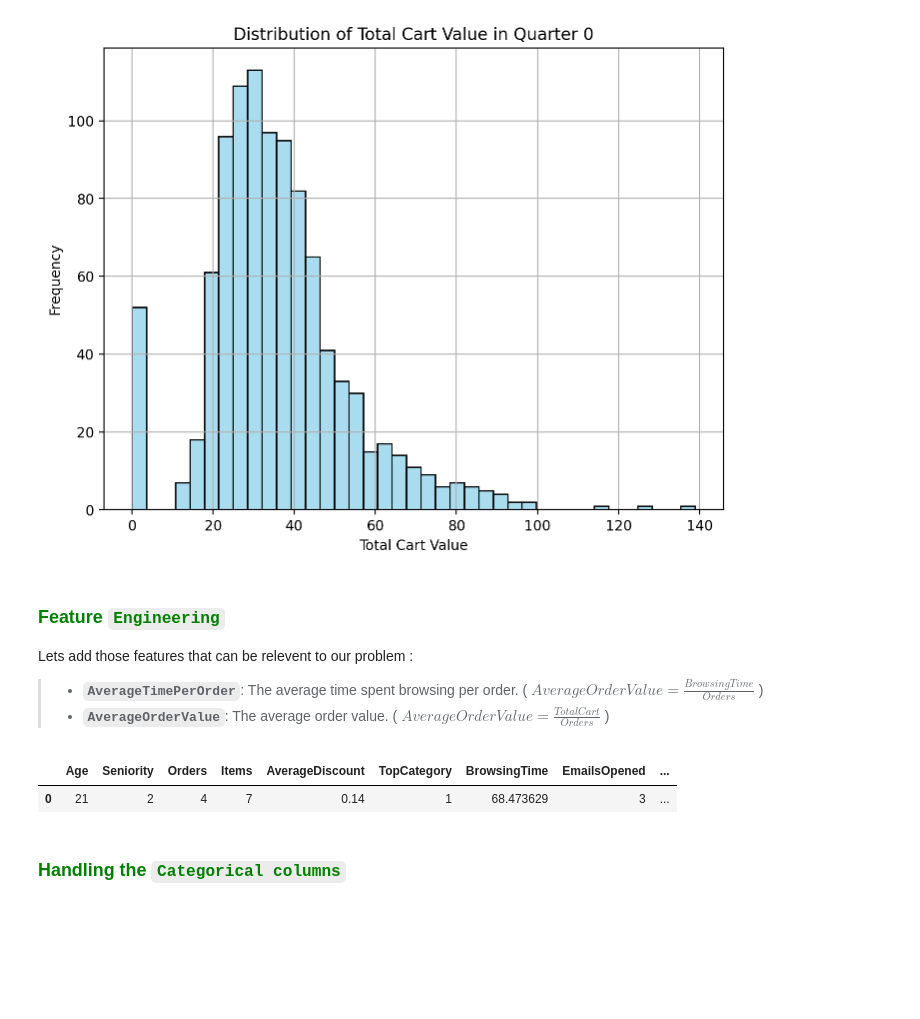
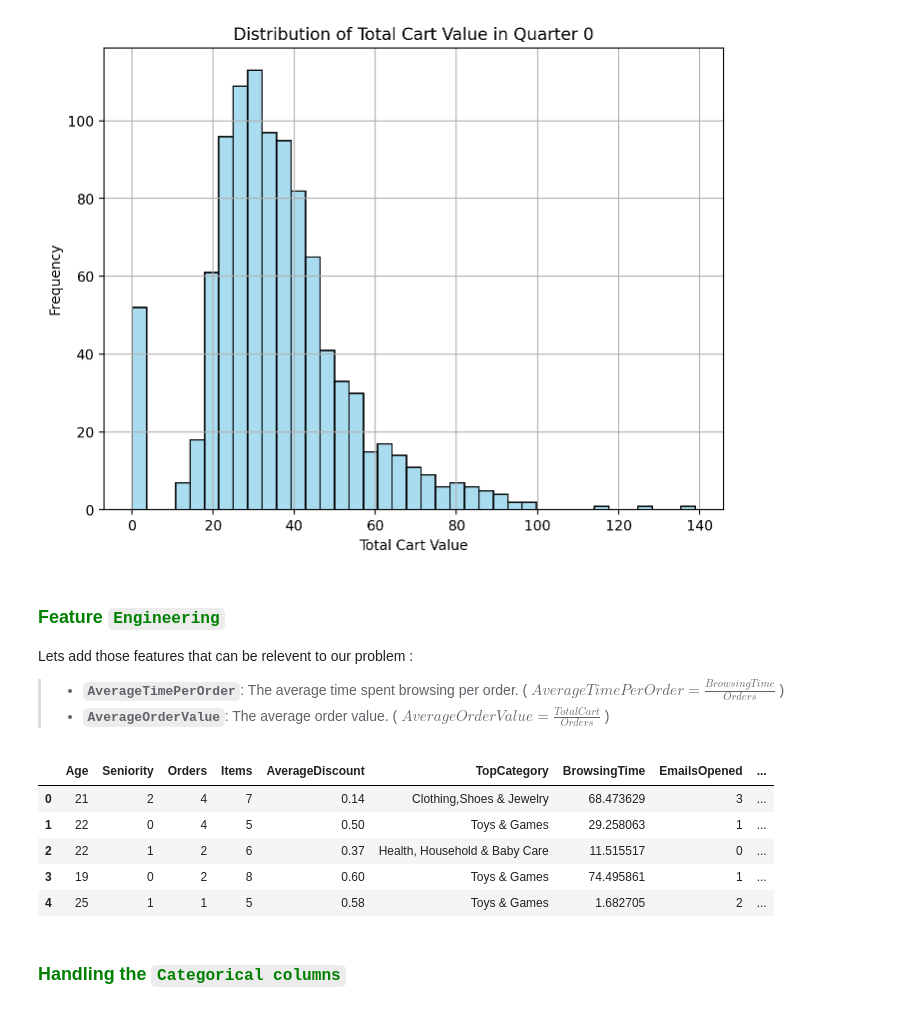
Before and after one commit to labrijisaad/Technical-Test-AXA-Direct-Assurance, a Jupyter notebook: notebooks/TestTechniqueDerive_Sujet.ipynb, the cells around one changed output. Drawn from its saved outputs; the diff is of its cells as text; code cells hidden in the pictures; blank space fills up the shorter version.

```diff
--- a/notebooks/TestTechniqueDerive_Sujet.ipynb
+++ b/notebooks/TestTechniqueDerive_Sujet.ipynb
@@ -153,16 +156,21 @@ plt.show()
 # %% [markdown]
 ### <p style="text-align:left"><span style="color:green">Feature `Engineering`</span></p>
 Lets add those features that can be relevent to our problem :
-> * **`AverageTimePerOrder`**: The average time spent browsing per order. ( $AverageOrderValue = \frac{BrowsingTime}{Orders}$ )
+> * **`AverageTimePerOrder`**: The average time spent browsing per order. ( $AverageTimePerOrder = \frac{BrowsingTime}{Orders}$ )
 > * **`AverageOrderValue`**: The average order value. ( $AverageOrderValue = \frac{TotalCart}{Orders}$ )
 # %%
-quarter_0["AverageTimePerOrder"] = quarter_0["BrowsingTime"] / quarter_0["Orders"]
-quarter_0["AverageOrderValue"] = quarter_0["TotalCart"] / quarter_0["Orders"]
+quarter_0["HasOrder"] = quarter_0["Orders"].apply(lambda x: True if x > 0 else False)
+#quarter_0["AverageTimePerOrder"] = quarter_0["BrowsingTime"] / quarter_0["HasOrder"]
+#quarter_0["AverageOrderValue"] = quarter_0["TotalCart"] / quarter_0["HasOrder"]
 # %%
-quarter_0.head(1)
+quarter_0.head(5)
 # %% [output]
 |  | Age | Seniority | Orders | Items | AverageDiscount | TopCategory | BrowsingTime | EmailsOpened | ... |
-| 0 | 21 | 2 | 4 | 7 | 0.14 | 1 | 68.473629 | 3 | ... |
+| 0 | 21 | 2 | 4 | 7 | 0.14 | Clothing,Shoes & Jewelry | 68.473629 | 3 | ... |
+| 1 | 22 | 0 | 4 | 5 | 0.50 | Toys & Games | 29.258063 | 1 | ... |
+| 2 | 22 | 1 | 2 | 6 | 0.37 | Health, Household & Baby Care | 11.515517 | 0 | ... |
+| 3 | 19 | 0 | 2 | 8 | 0.60 | Toys & Games | 74.495861 | 1 | ... |
+| 4 | 25 | 1 | 1 | 5 | 0.58 | Toys & Games | 1.682705 | 2 | ... |
 # %% [markdown]
 ### <p style="text-align:left"><span style="color:green">Handling the `Categorical columns`</span></p>
 # %%
```
Also changed, not shown: parts of 12 cells of this notebook.
